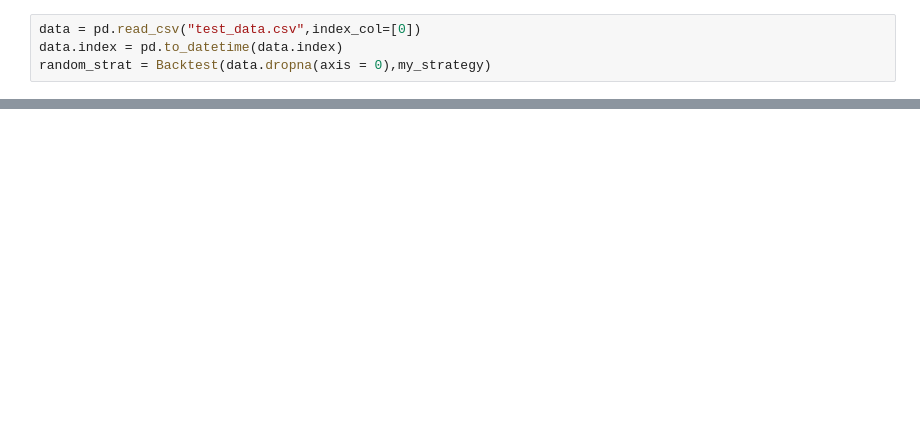
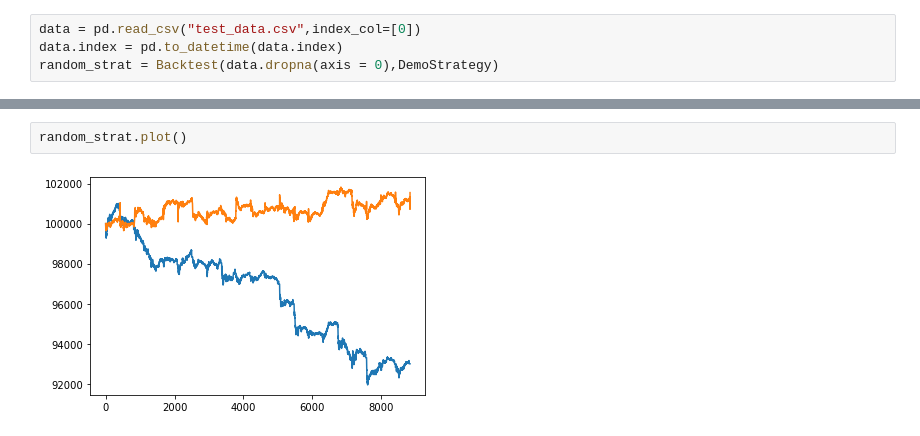
Before and after one commit to TigaJi/GeneralBacktest, a Jupyter notebook: GeneralBacktest.ipynb, the cells around one changed output, grey strips where cells are left out. Cells and saved outputs as stored; diff of their text form; blank space fills up the shorter version.

```diff
--- a/GeneralBacktest.ipynb
+++ b/GeneralBacktest.ipynb
@@ -317,4 +337,4 @@ def my_strategy(ti,df,positions,cash):
 # %%
 data = pd.read_csv("test_data.csv",index_col=[0])
 data.index = pd.to_datetime(data.index)
-random_strat = Backtest(data.dropna(axis = 0),my_strategy)
+random_strat = Backtest(data.dropna(axis = 0),DemoStrategy)
@@ -320,0 +366,4 @@ random_strat = Backtest(data.dropna(axis = 0),my_strategy)
+# %%
+random_strat.plot()
+# %% [output]
+[figure, added]
```
Also changed, not shown: parts of 3 cells of this notebook, 36 other files.
